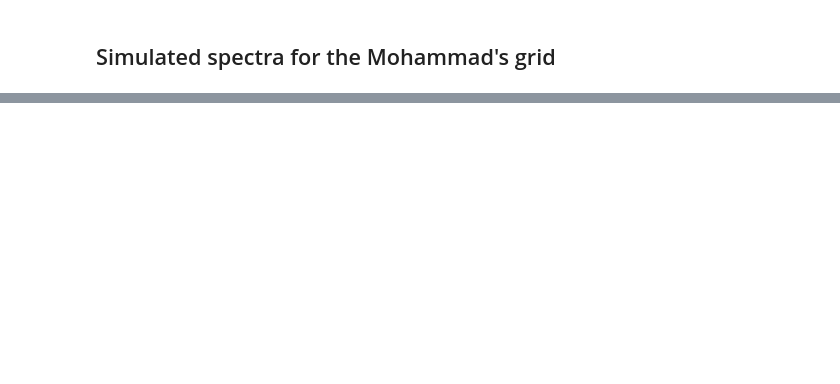
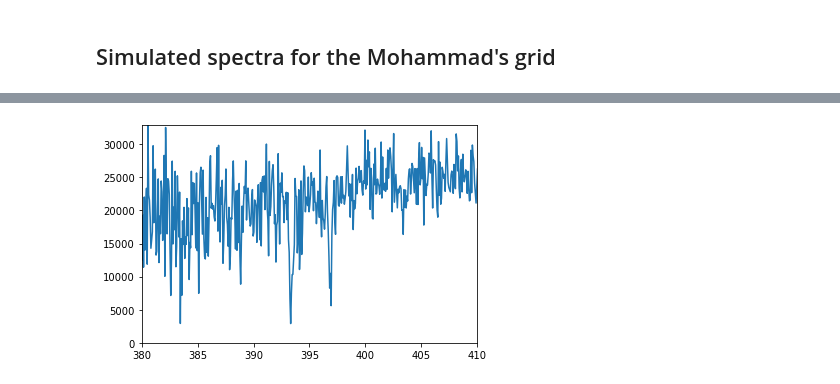
Before and after one commit to mihoishigaki/PFS_CalibStars, a Jupyter notebook: notebook/example_Mohammad_grid.ipynb, the cells around one changed output, grey strips where cells are left out. Cells and saved outputs as stored; diff of their text form; code cells hidden in the pictures; blank space fills up the shorter version.

```diff
--- a/notebook/example_Mohammad_grid.ipynb
+++ b/notebook/example_Mohammad_grid.ipynb
@@ -134,0 +132,8 @@ plt.show()
+# %%
+w, f = np.loadtxt(outpath + file[:-5] + ".sim.dat", usecols = (0, 1), unpack = True)
+plt.plot(w, f)
+plt.xlim(380., 410.)
+plt.ylim(0.0, np.max(f[w < 410.]))
+plt.show()
+# %% [output]
+[figure, added]
```
Also changed, not shown: parts of 13 cells of this notebook, 5 other files.
